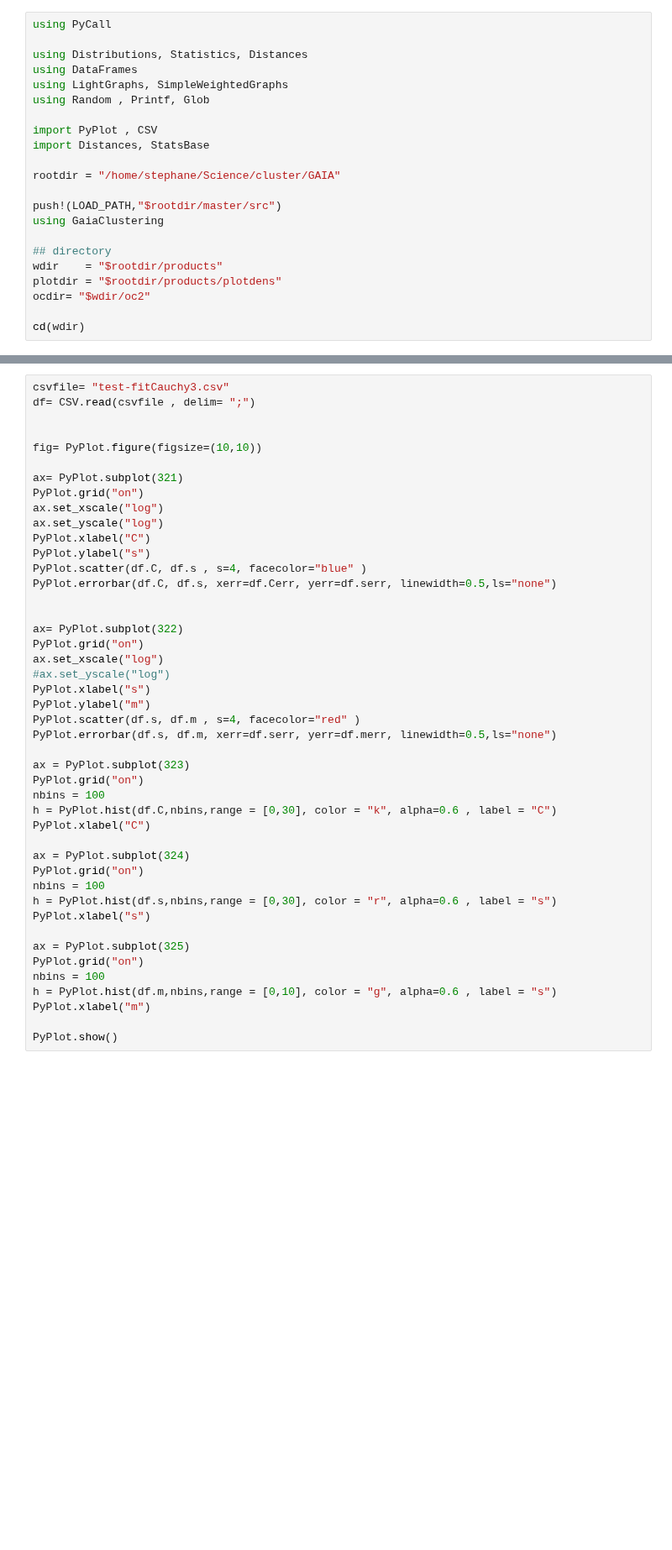
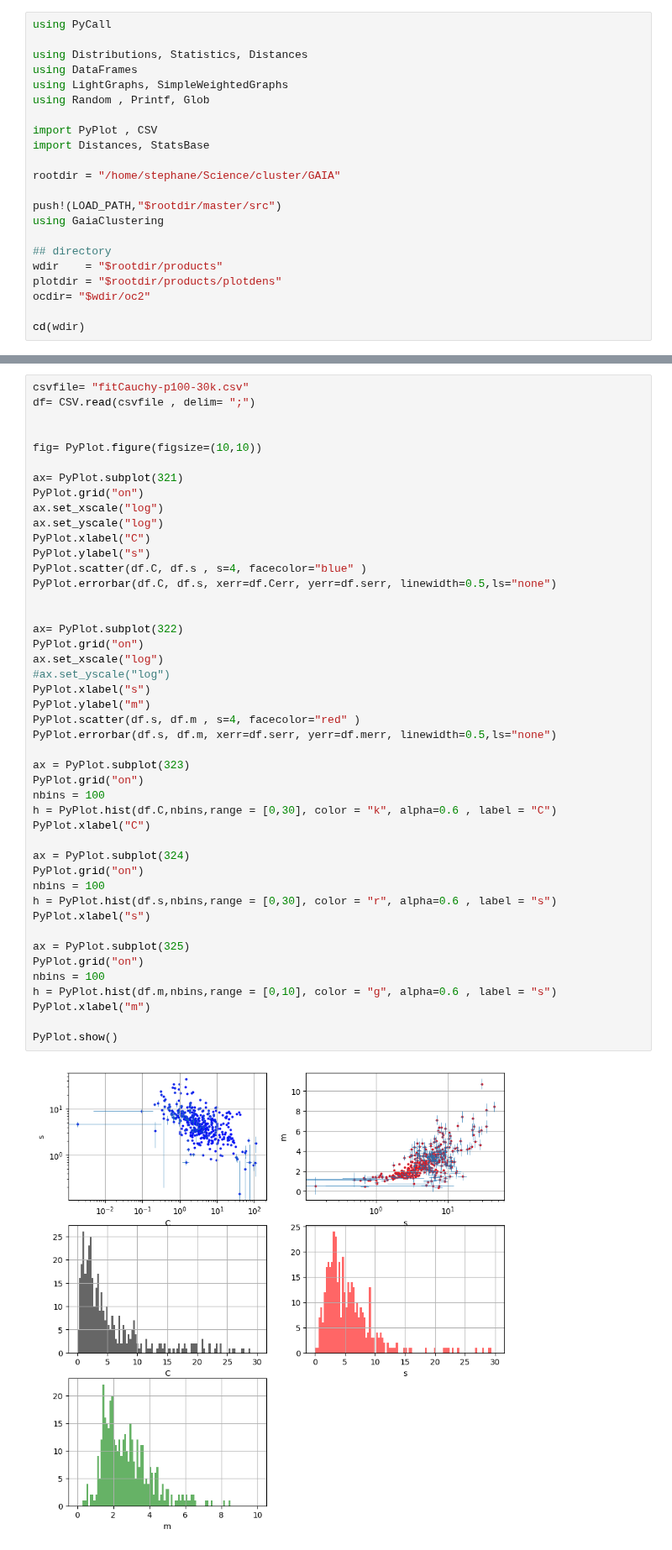
Before and after one commit to bosscha/gaia-shock, a Jupyter notebook: notebooks/analysis/loop_SpatialStructure.ipynb, the cells around one changed output, grey strips where cells are left out. Shown at 84% size. Saved outputs shown, nothing was run; the diff lists cells and outputs as text; blank space fills up the shorter version.

```diff
--- a/notebooks/analysis/loop_SpatialStructure.ipynb
+++ b/notebooks/analysis/loop_SpatialStructure.ipynb
@@ -98,5 +99,5 @@ GaiaClustering.modelCauchy(0.03775146349018574, 0.06236692807150529, 0.057303897
 # %%
-csvfile= "test-fitCauchy3.csv"
+csvfile= "fitCauchy-p100-30k.csv"
 df= CSV.read(csvfile , delim= ";")
 
 
@@ -113,33 +114,35 @@ PyPlot.errorbar(df.C, df.s, xerr=df.Cerr, yerr=df.serr, linewidth=0.5,ls="none")
 
 
 ax= PyPlot.subplot(322)
 PyPlot.grid("on")
 ax.set_xscale("log")
 #ax.set_yscale("log")
 PyPlot.xlabel("s")
 PyPlot.ylabel("m")
 PyPlot.scatter(df.s, df.m , s=4, facecolor="red" )
 PyPlot.errorbar(df.s, df.m, xerr=df.serr, yerr=df.merr, linewidth=0.5,ls="none")
 
 ax = PyPlot.subplot(323)
 PyPlot.grid("on")
 nbins = 100
 h = PyPlot.hist(df.C,nbins,range = [0,30], color = "k", alpha=0.6 , label = "C")
 PyPlot.xlabel("C")
 
 ax = PyPlot.subplot(324)
 PyPlot.grid("on")
 nbins = 100
 h = PyPlot.hist(df.s,nbins,range = [0,30], color = "r", alpha=0.6 , label = "s")
 PyPlot.xlabel("s")
 
 ax = PyPlot.subplot(325)
 PyPlot.grid("on")
 nbins = 100
 h = PyPlot.hist(df.m,nbins,range = [0,10], color = "g", alpha=0.6 , label = "s")
 PyPlot.xlabel("m")
 
 PyPlot.show()
+# %% [output]
+[figure, added]
 # %% [markdown]
 --------------
 ## Checking all the fit with data.
```
Also changed, not shown: parts of 3 cells of this notebook, 2 other files.
